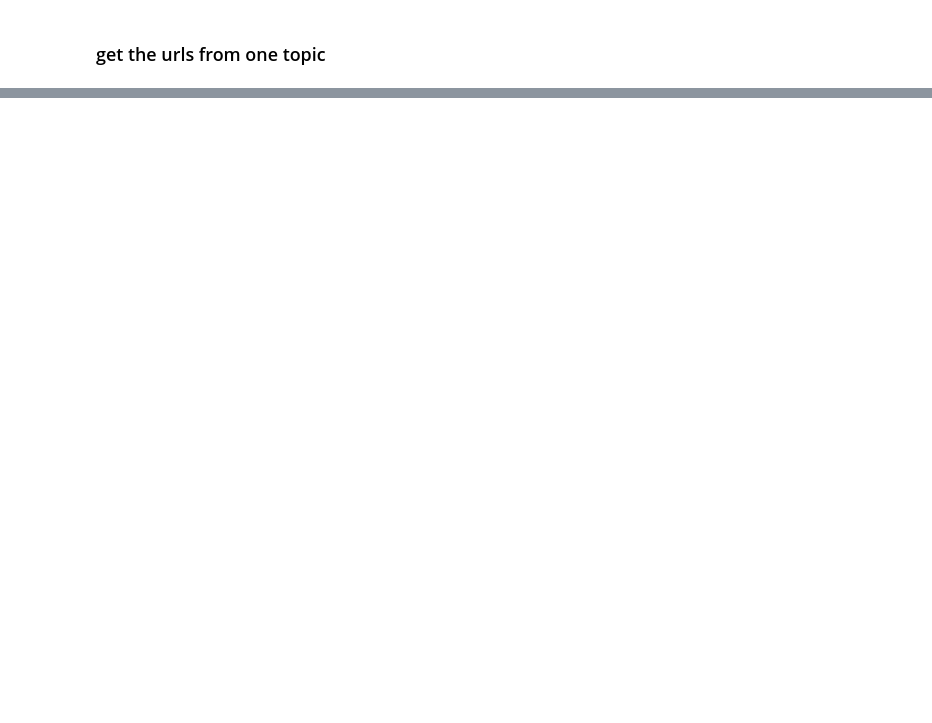
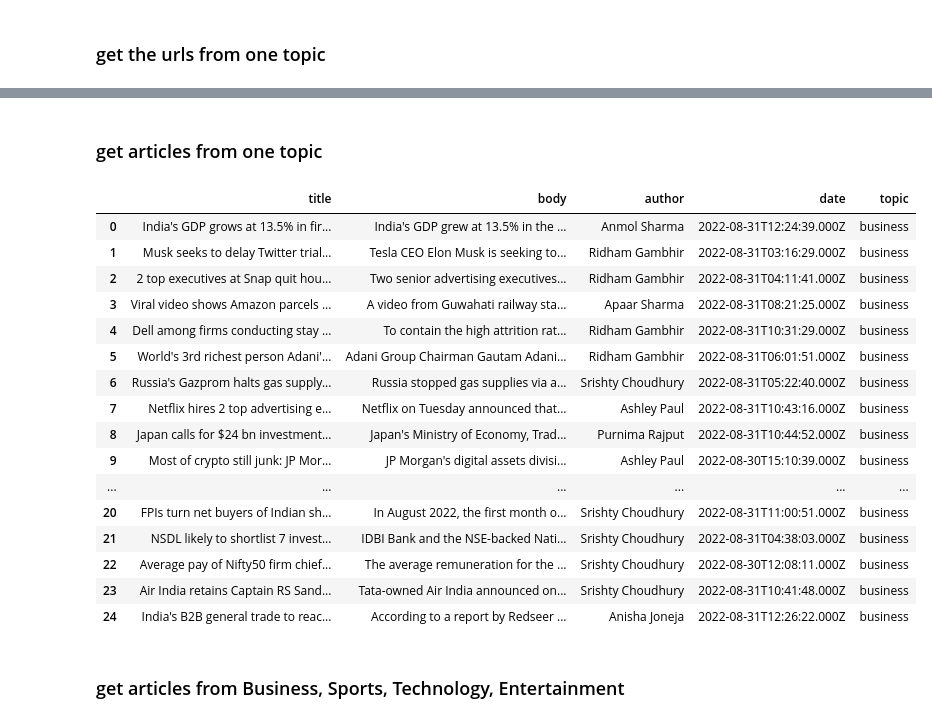
Before and after one commit to Chenchen070/NLP, a Jupyter notebook: web_scraping_exercises.ipynb, the cells around one changed output, grey strips where cells are left out. Cells and saved outputs as stored; diff of their text form; code cells hidden in the pictures; blank space fills up the shorter version.

```diff
--- a/web_scraping_exercises.ipynb
+++ b/web_scraping_exercises.ipynb
@@ -172,0 +197,10 @@ soup.find("body > div.container > div > div.card-stack")
+# %%
+urls = []
+for link in soup.find_all("a", href=True):
+    urls.append(link["href"])
+lines = pd.Series(urls)
+urls = lines[lines.str.contains(r"^/en/news")].tolist()
+new_urls = []
+for i in urls:
+    new_urls.append("http://" + i)
+new_urls
@@ -172,0 +225,55 @@ soup.find("body > div.container > div > div.card-stack")
+# %%
+def get_url_business():
+    url = f"https://inshorts.com/en/read/business"
+    headers = {'User-Agent': 'Codeup Data Science'}
+    response = get(url, headers=headers)
+    soup = BeautifulSoup(response.content, 'html.parser')
+    urls = []
+    # Find all links within that topic
+    for link in soup.find_all("a", href=True):
+        urls.append(link["href"])
+        lines = pd.Series(urls)
+        urls = lines[lines.str.contains(r"^/en/news")].tolist()
+        new_urls = []
+        for i in urls:
+            new_urls.append("https://inshorts.com" + i)
+    return new_urls
+# %% [markdown]
+### get articles from one topic
+# %%
+def get_business_new():
+    urls = get_url_business()
+    news = []
+    for x in urls:
+        headers = {'User-Agent': 'Codeup Data Science'}
+        response = get(x, headers=headers)
+        soup = BeautifulSoup(response.content, 'html.parser')
+        title = soup.find('span', itemprop = 'headline').text
+        body = soup.find('div', itemprop = 'articleBody').text
+        author = soup.find('span', class_ = 'author').text
+        date = soup.find("span", class_="time")["content"]
+        news.append({"title": title, "body": body, "author": author, "date": date, 'topic':'business'})
+    return pd.DataFrame(news)
+# %%
+business_news = get_business_new()
+business_news
+# %% [output]
+|  | title | body | author | date | topic |
+| 0 | India's GDP grows at 13.5% in fir... | India's GDP grew at 13.5% in the ... | Anmol Sharma | 2022-08-31T12:24:39.000Z | business |
+| 1 | Musk seeks to delay Twitter trial... | Tesla CEO Elon Musk is seeking to... | Ridham Gambhir | 2022-08-31T03:16:29.000Z | business |
+| 2 | 2 top executives at Snap quit hou... | Two senior advertising executives... | Ridham Gambhir | 2022-08-31T04:11:41.000Z | business |
+| 3 | Viral video shows Amazon parcels ... | A video from Guwahati railway sta... | Apaar Sharma | 2022-08-31T08:21:25.000Z | business |
+| 4 | Dell among firms conducting stay ... | To contain the high attrition rat... | Ridham Gambhir | 2022-08-31T10:31:29.000Z | business |
+| 5 | World's 3rd richest person Adani'... | Adani Group Chairman Gautam Adani... | Ridham Gambhir | 2022-08-31T06:01:51.000Z | business |
+| 6 | Russia's Gazprom halts gas supply... | Russia stopped gas supplies via a... | Srishty Choudhury | 2022-08-31T05:22:40.000Z | business |
+| 7 | Netflix hires 2 top advertising e... | Netflix on Tuesday announced that... | Ashley Paul | 2022-08-31T10:43:16.000Z | business |
+| 8 | Japan calls for $24 bn investment... | Japan's Ministry of Economy, Trad... | Purnima Rajput | 2022-08-31T10:44:52.000Z | business |
+| 9 | Most of crypto still junk: JP Mor... | JP Morgan's digital assets divisi... | Ashley Paul | 2022-08-30T15:10:39.000Z | business |
+| ... | ... | ... | ... | ... | ... |
+| 20 | FPIs turn net buyers of Indian sh... | In August 2022, the first month o... | Srishty Choudhury | 2022-08-31T11:00:51.000Z | business |
+| 21 | NSDL likely to shortlist 7 invest... | IDBI Bank and the NSE-backed Nati... | Srishty Choudhury | 2022-08-31T04:38:03.000Z | business |
+| 22 | Average pay of Nifty50 firm chief... | The average remuneration for the ... | Srishty Choudhury | 2022-08-30T12:08:11.000Z | business |
+| 23 | Air India retains Captain RS Sand... | Tata-owned Air India announced on... | Srishty Choudhury | 2022-08-31T10:41:48.000Z | business |
+| 24 | India's B2B general trade to reac... | According to a report by Redseer ... | Anisha Joneja | 2022-08-31T12:26:22.000Z | business |
+# %% [markdown]
+### get articles from Business, Sports, Technology, Entertainment
```
Also changed, not shown: parts of 8 cells of this notebook.
